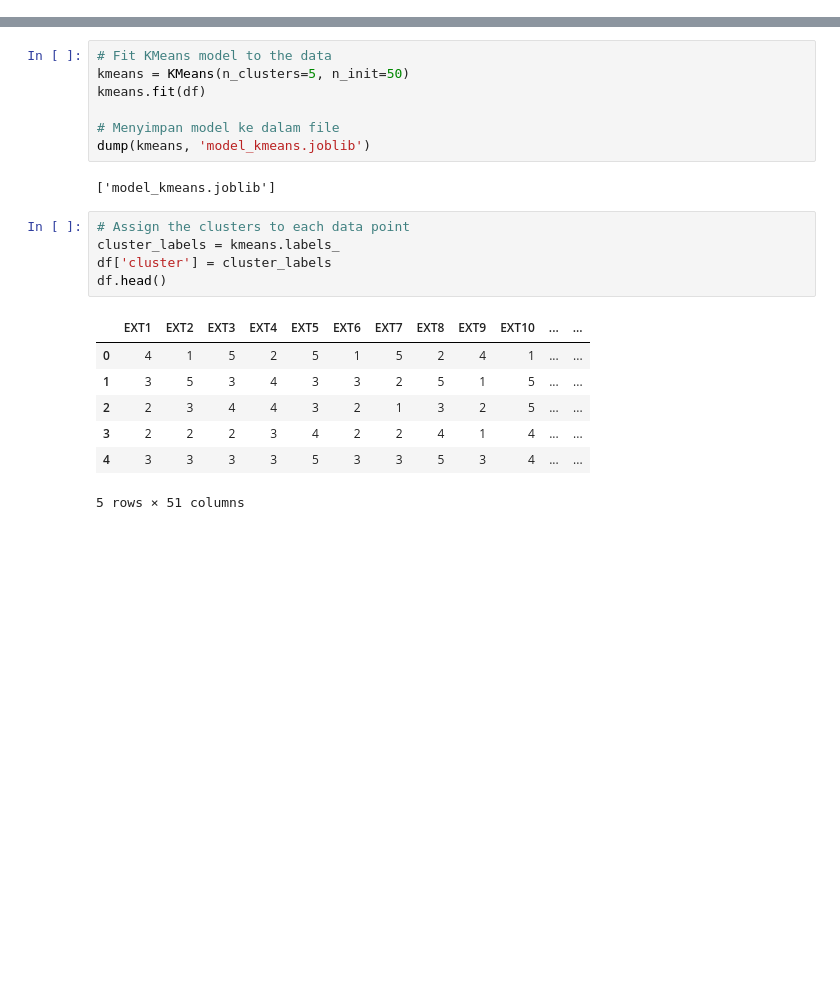
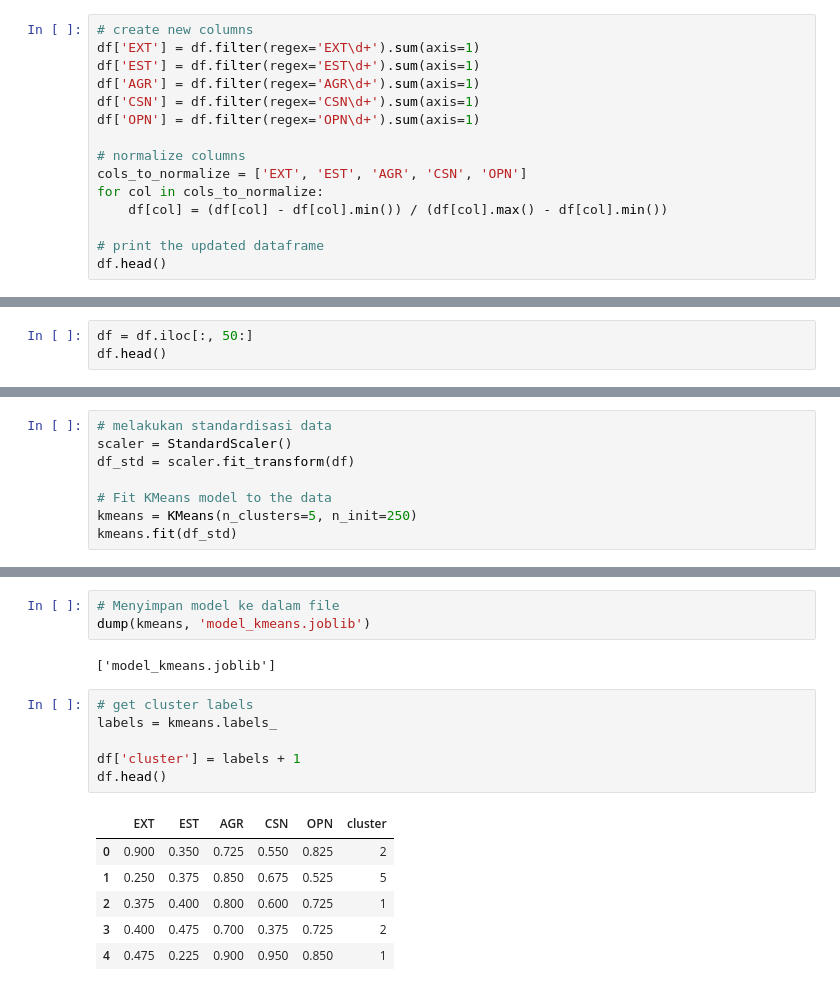
Before and after one commit to C23-PS191-Arvigo/arvigo-ml-big-five-personality, a Jupyter notebook: Jupyter Notebook Code/Personality_KMeans.ipynb, the cells around one changed output, grey strips where cells are left out. Saved outputs shown, nothing was run; the diff lists cells and outputs as text; blank space fills up the shorter version.

```diff
--- a/Jupyter Notebook Code/Personality_KMeans.ipynb
+++ b/Jupyter Notebook Code/Personality_KMeans.ipynb
@@ -111 +215,16 @@ visualizer.poof()
 <Axes: title={'center': 'Distortion Score Elbow for KMeans Clustering'}, xlabel='k', ylabel='distortion score'>
+# %%
+# create new columns
+df['EXT'] = df.filter(regex='EXT\d+').sum(axis=1)
+df['EST'] = df.filter(regex='EST\d+').sum(axis=1)
+df['AGR'] = df.filter(regex='AGR\d+').sum(axis=1)
+df['CSN'] = df.filter(regex='CSN\d+').sum(axis=1)
+df['OPN'] = df.filter(regex='OPN\d+').sum(axis=1)
+
+# normalize columns
+cols_to_normalize = ['EXT', 'EST', 'AGR', 'CSN', 'OPN']
+for col in cols_to_normalize:
+    df[col] = (df[col] - df[col].min()) / (df[col].max() - df[col].min())
+
+# print the updated dataframe
+df.head()
@@ -111,0 +239,3 @@ visualizer.poof()
+# %%
+df = df.iloc[:, 50:]
+df.head()
@@ -111,0 +275,8 @@ visualizer.poof()
+# %%
+# melakukan standardisasi data
+scaler = StandardScaler()
+df_std = scaler.fit_transform(df)
+
+# Fit KMeans model to the data
+kmeans = KMeans(n_clusters=5, n_init=250)
+kmeans.fit(df_std)
@@ -112,22 +285,18 @@ visualizer.poof()
 # %%
-# Fit KMeans model to the data
-kmeans = KMeans(n_clusters=5, n_init=50)
-kmeans.fit(df)
-
 # Menyimpan model ke dalam file
 dump(kmeans, 'model_kmeans.joblib')
 # %% [output]
 ['model_kmeans.joblib']
 # %%
-# Assign the clusters to each data point
-cluster_labels = kmeans.labels_
-df['cluster'] = cluster_labels
+# get cluster labels
+labels = kmeans.labels_
+
+df['cluster'] = labels + 1
 df.head()
 # %% [output]
-|  | EXT1 | EXT2 | EXT3 | EXT4 | EXT5 | EXT6 | EXT7 | EXT8 | EXT9 | EXT10 | ... | ... |
-| 0 | 4 | 1 | 5 | 2 | 5 | 1 | 5 | 2 | 4 | 1 | ... | ... |
-| 1 | 3 | 5 | 3 | 4 | 3 | 3 | 2 | 5 | 1 | 5 | ... | ... |
-| 2 | 2 | 3 | 4 | 4 | 3 | 2 | 1 | 3 | 2 | 5 | ... | ... |
-| 3 | 2 | 2 | 2 | 3 | 4 | 2 | 2 | 4 | 1 | 4 | ... | ... |
-| 4 | 3 | 3 | 3 | 3 | 5 | 3 | 3 | 5 | 3 | 4 | ... | ... |
+|  | EXT | EST | AGR | CSN | OPN | cluster |
+| 0 | 0.900 | 0.350 | 0.725 | 0.550 | 0.825 | 2 |
+| 1 | 0.250 | 0.375 | 0.850 | 0.675 | 0.525 | 5 |
+| 2 | 0.375 | 0.400 | 0.800 | 0.600 | 0.725 | 1 |
+| 3 | 0.400 | 0.475 | 0.700 | 0.375 | 0.725 | 2 |
+| 4 | 0.475 | 0.225 | 0.900 | 0.950 | 0.850 | 1 |
-5 rows × 51 columns
```
Also changed, not shown: parts of 14 cells of this notebook, 1 other file.
